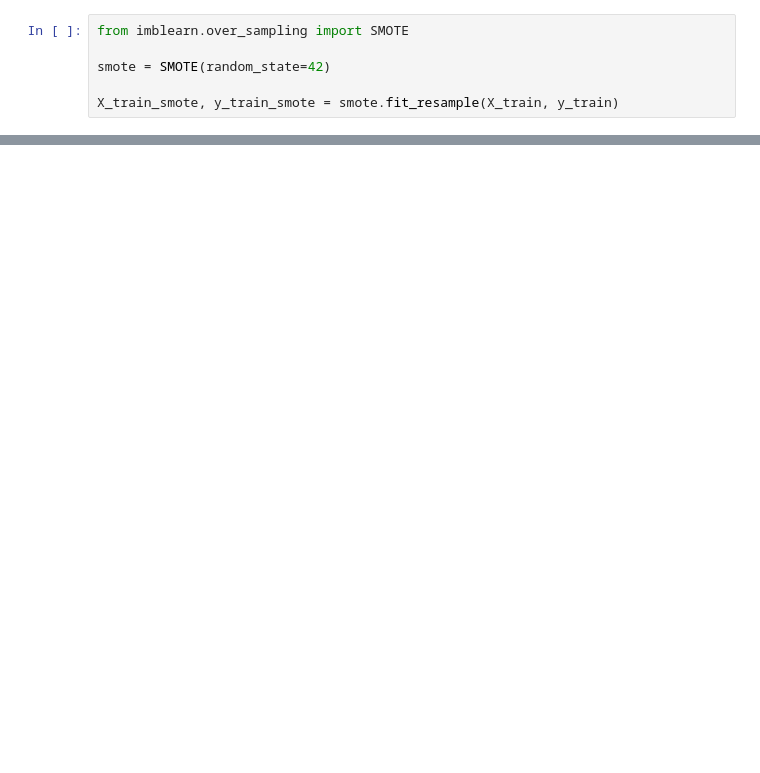
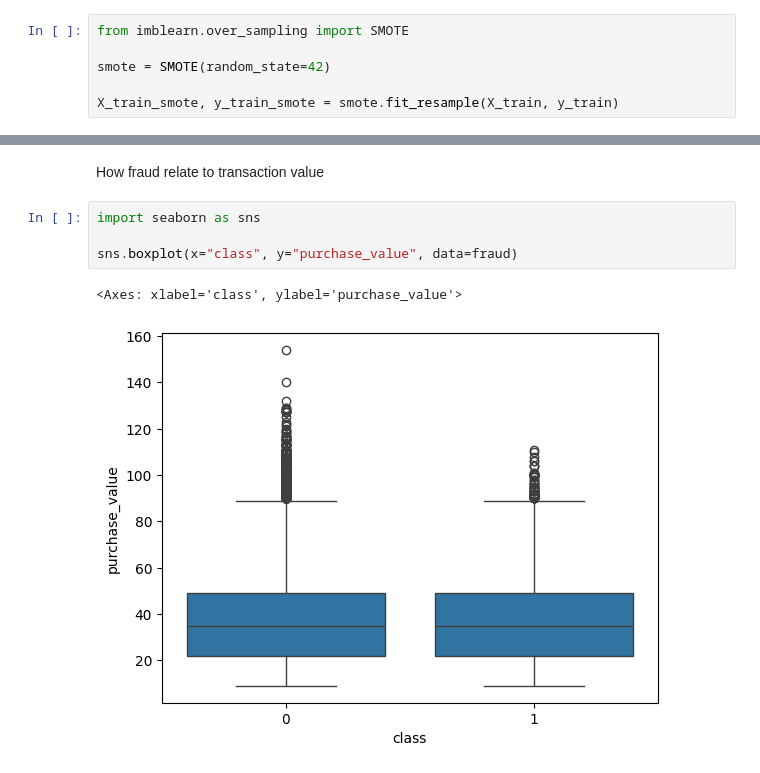
Before and after one commit to redietwogayehu/fraud-detection, a Jupyter notebook: notebooks/eda-fraud-data.ipynb, the cells around one changed output, grey strips where cells are left out. Drawn from its saved outputs; the diff is of its cells as text; blank space fills up the shorter version.

```diff
--- a/notebooks/eda-fraud-data.ipynb
+++ b/notebooks/eda-fraud-data.ipynb
@@ -556,0 +242,9 @@ plt.show()
+# %% [markdown]
+How fraud relate to transaction value
+# %%
+import seaborn as sns
+
+sns.boxplot(x="class", y="purchase_value", data=fraud)
+# %% [output]
+<Axes: xlabel='class', ylabel='purchase_value'>
+[figure, added]
```
Also changed, not shown: parts of 127 cells of this notebook, 9 other files.
